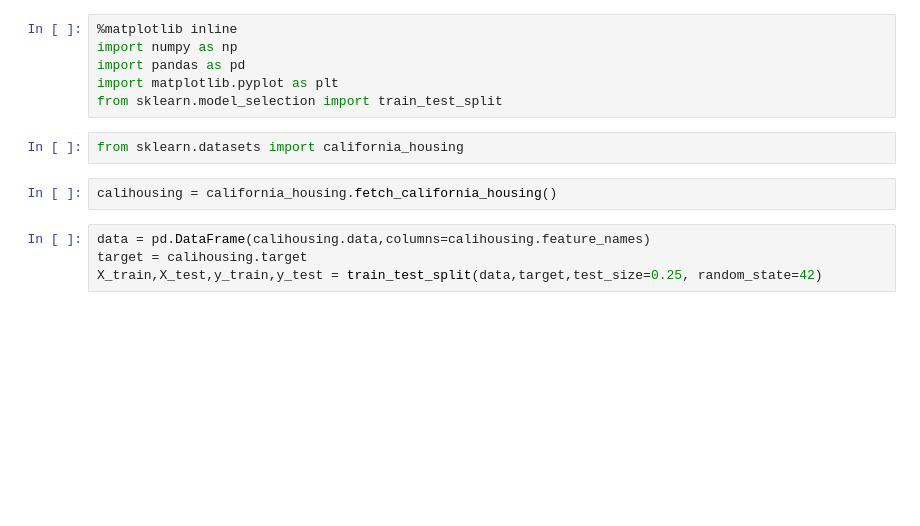
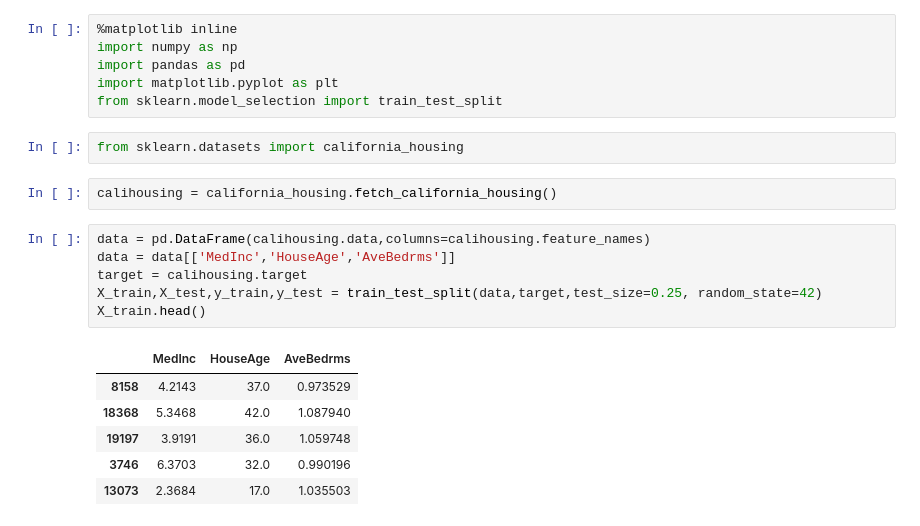
Before and after one commit to Mtaylert/MachineLearning_FromScratch, a Jupyter notebook: FromScratch_LinearRegression.ipynb, the cells around one changed output. Cells and saved outputs as stored; diff of their text form; blank space fills up the shorter version.

```diff
--- a/FromScratch_LinearRegression.ipynb
+++ b/FromScratch_LinearRegression.ipynb
@@ -10,8 +10,17 @@ from sklearn.datasets import california_housing
 calihousing = california_housing.fetch_california_housing()
 # %%
 data = pd.DataFrame(calihousing.data,columns=calihousing.feature_names)
+data = data[['MedInc','HouseAge','AveBedrms']]
 target = calihousing.target
 X_train,X_test,y_train,y_test = train_test_split(data,target,test_size=0.25, random_state=42)
+X_train.head()
+# %% [output]
+|  | MedInc | HouseAge | AveBedrms |
+| 8158 | 4.2143 | 37.0 | 0.973529 |
+| 18368 | 5.3468 | 42.0 | 1.087940 |
+| 19197 | 3.9191 | 36.0 | 1.059748 |
+| 3746 | 6.3703 | 32.0 | 0.990196 |
+| 13073 | 2.3684 | 17.0 | 1.035503 |
 # %%
 def addConstantFunc(X):
 
```
Also changed, not shown: parts of 6 cells of this notebook.
